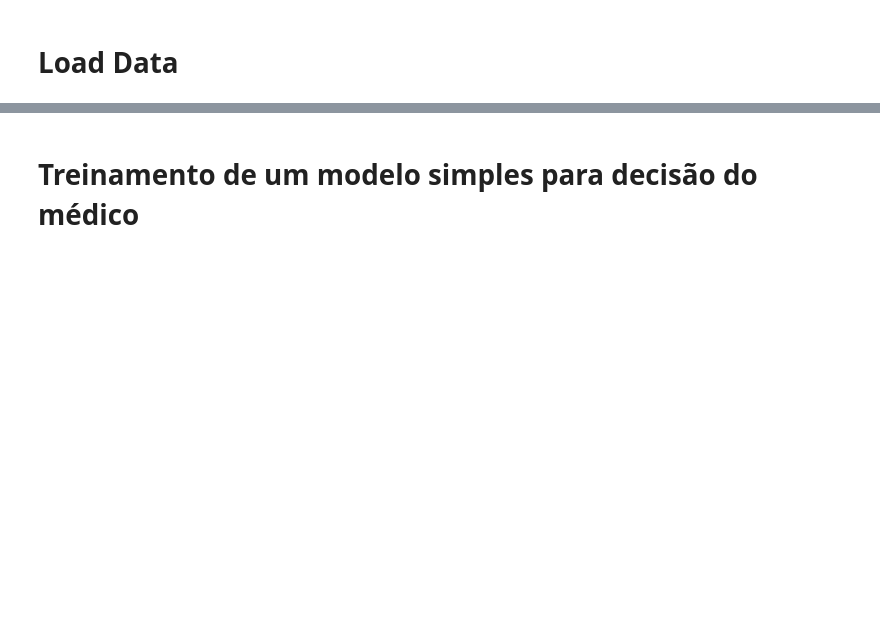
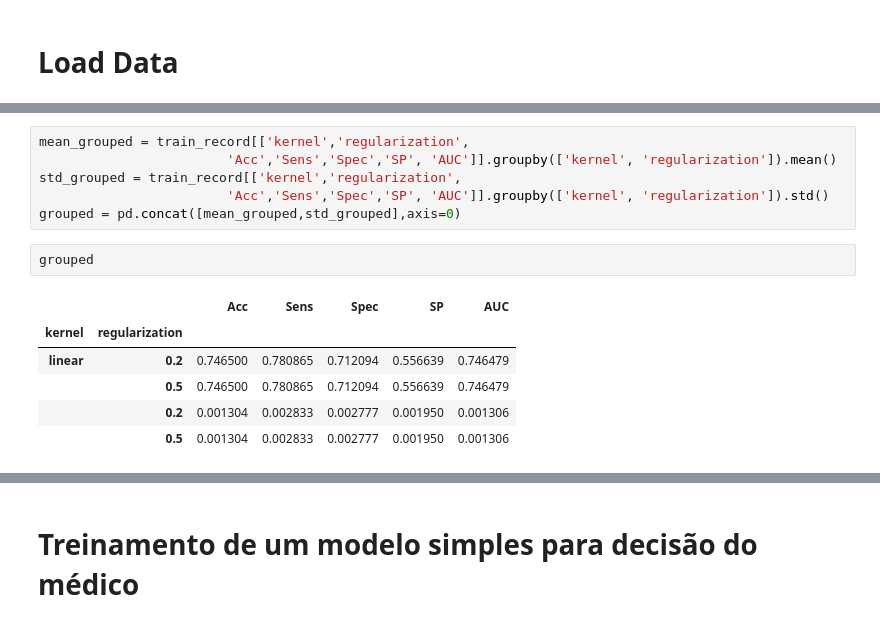
Before and after one commit to natmourajr/AprendizadoPorKernel, a Jupyter notebook: 4 - train_models.ipynb, the cells around one changed output, grey strips where cells are left out. Saved outputs shown, nothing was run; the diff lists cells and outputs as text; blank space fills up the shorter version.

```diff
--- a/4 - train_models.ipynb
+++ b/4 - train_models.ipynb
@@ -33,0 +250,15 @@ dev_target = pd.read_csv(os.path.join(df_config['processed_file_folder'][train_i
+# %%
+mean_grouped = train_record[['kernel','regularization',
+                        'Acc','Sens','Spec','SP', 'AUC']].groupby(['kernel', 'regularization']).mean()
+std_grouped = train_record[['kernel','regularization',
+                        'Acc','Sens','Spec','SP', 'AUC']].groupby(['kernel', 'regularization']).std()
+grouped = pd.concat([mean_grouped,std_grouped],axis=0)
+# %%
+grouped
+# %% [output]
+|  |  | Acc | Sens | Spec | SP | AUC |
+| kernel | regularization |  |  |  |  |  |
+| linear | 0.2 | 0.746500 | 0.780865 | 0.712094 | 0.556639 | 0.746479 |
+|  | 0.5 | 0.746500 | 0.780865 | 0.712094 | 0.556639 | 0.746479 |
+|  | 0.2 | 0.001304 | 0.002833 | 0.002777 | 0.001950 | 0.001306 |
+|  | 0.5 | 0.001304 | 0.002833 | 0.002777 | 0.001950 | 0.001306 |
```
Also changed, not shown: parts of 23 cells of this notebook, 5 other files.
